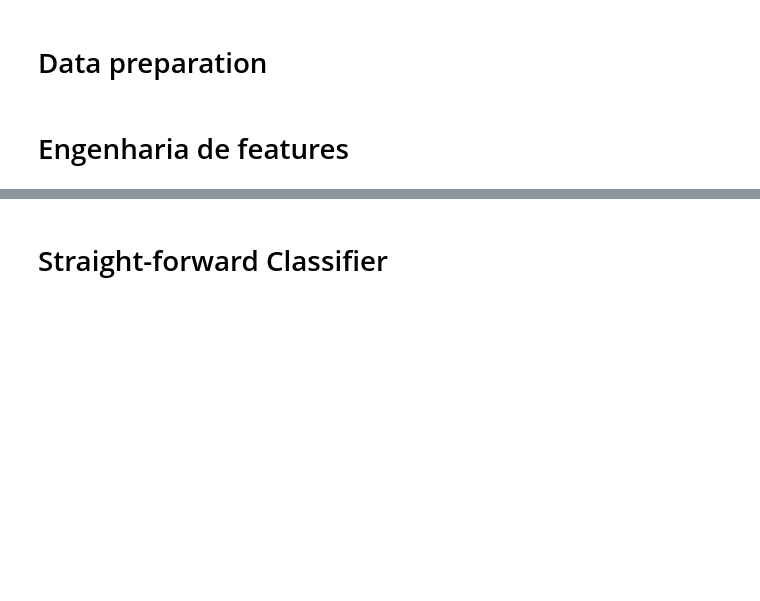
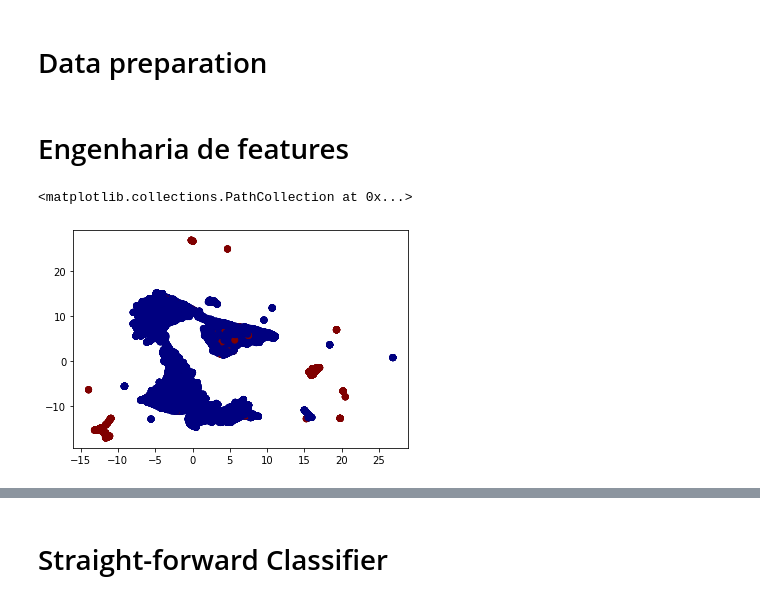
Before and after one commit to texsmv/mts_feature_learning, a Jupyter notebook: topicos_ia_tarefa.ipynb, the cells around one changed output, grey strips where cells are left out. Drawn from its saved outputs; the diff is of its cells as text; code cells hidden in the pictures; blank space fills up the shorter version.

```diff
--- a/topicos_ia_tarefa.ipynb
+++ b/topicos_ia_tarefa.ipynb
@@ -11,8 +11,8 @@ from source.read_open_dataset import DatasetOpenDataset, openDatasetParticipants
 from source.tserie import TSerie
 from source.models.manifold.umap_fl import UMAP_FL
 
-FEATURE_SIZE = 32
-UMAP_NEIGHTBORS = 20
+FEATURE_SIZE = 16
+UMAP_NEIGHTBORS = 15
 N_EPOCHS = 2000
 CLASS_LABELS = ['Sedentary', 'Light']
 # %% [output]
@@ -36,8 +37,8 @@ Sedentary windows: 24866  Light windows: 1036
 # Data preparation
 # %%
 # Preparing data
-ts_train = TSerie(dataset.X_train, dataset.Int_train)
-ts_test = TSerie(dataset.X_test, dataset.Int_test)
+ts_train = TSerie(dataset.X_train[:,:,:6], dataset.Int_train)
+ts_test = TSerie(dataset.X_test[:,:,:6], dataset.Int_test)
 
 ts_train.center()
 ts_test.center()
@@ -50,11 +51,18 @@ ts_test.folding_features_v2()
 
 # Getting features
 model = UMAP_FL(n_components=FEATURE_SIZE,n_neighbors=UMAP_NEIGHTBORS, n_epochs=N_EPOCHS)
-ts_train.features = model.fit_transform(ts_train.features, y=ts_train.I)
+ts_train.features = model.fit_transform(ts_train.features, y=ts_train.y)
 ts_test.features = model.transform(ts_test.features)
 # %%
 
 # Getting features
 model_vis = UMAP_FL(n_components=2,n_neighbors=UMAP_NEIGHTBORS, n_epochs=N_EPOCHS)
-train_proj = model_vis.fit_transform(ts_train.features, y=ts_train.I)
+train_proj = model_vis.fit_transform(ts_train.features)
 test_proj = model_vis.transform(ts_test.features)
+# %%
+import matplotlib.pyplot as plt
+
+plt.scatter(train_proj[:,0], train_proj[:,1], c = ts_train.y, cmap='jet')
+# %% [output]
+<matplotlib.collections.PathCollection at 0x...>
+[figure, added]
```
Also changed, not shown: parts of 21 cells of this notebook, 3 other files.
